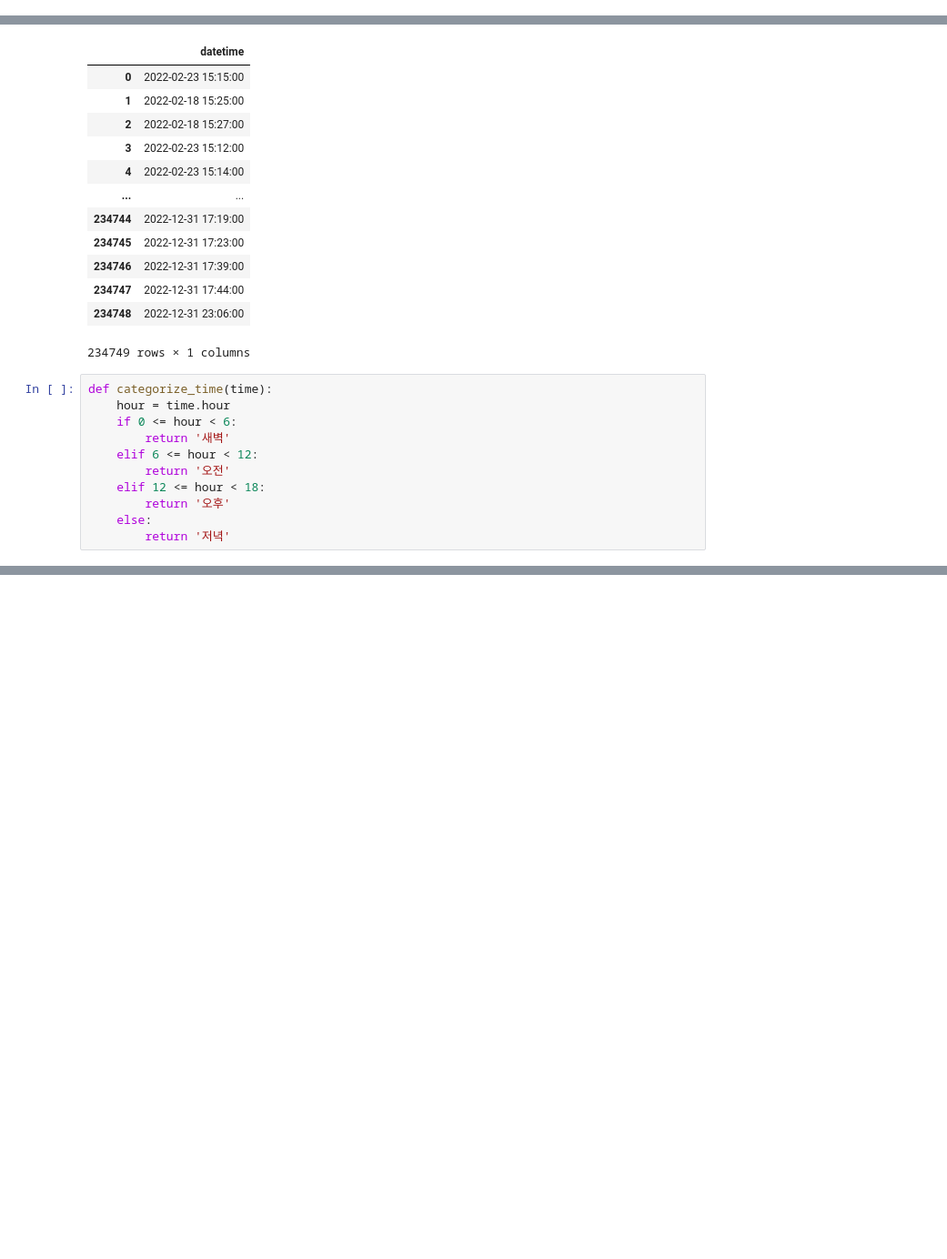
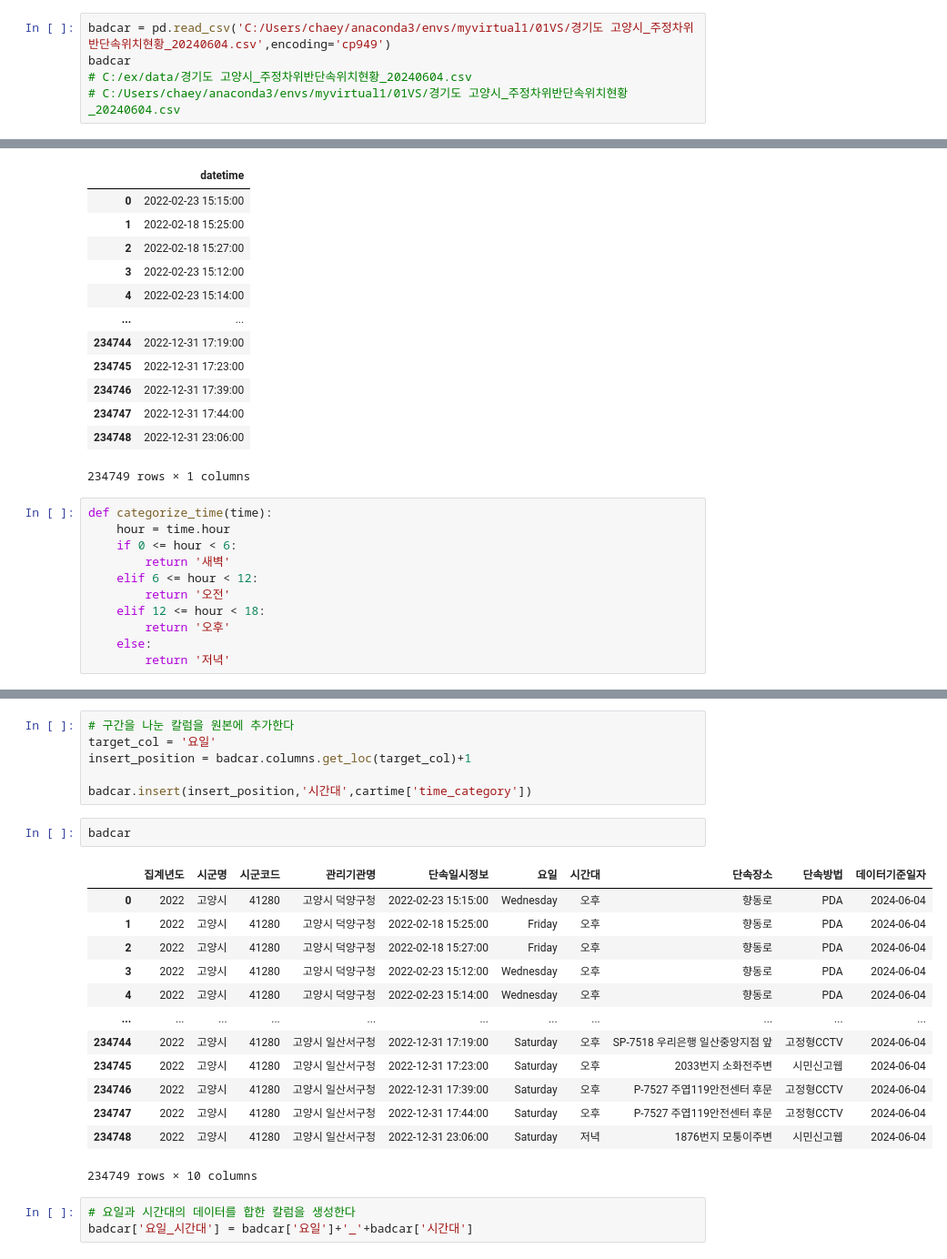
Before and after one commit to coconutkim/data, a Jupyter notebook: pandas_project/주정차위반단속.ipynb, the cells around one changed output, grey strips where cells are left out. Shown at 91% size. Saved outputs shown, nothing was run; the diff lists cells and outputs as text; blank space fills up the shorter version.

```diff
--- a/pandas_project/주정차위반단속.ipynb
+++ b/pandas_project/주정차위반단속.ipynb
@@ -21,0 +4,5 @@ badcar = pd.read_csv('C:/ex/data/경기도 고양시_주정차위반단속위치
+# %%
+badcar = pd.read_csv('C:/Users/chaey/anaconda3/envs/myvirtual1/01VS/경기도 고양시_주정차위반단속위치현황_20240604.csv',encoding='cp949')
+badcar
+# C:/ex/data/경기도 고양시_주정차위반단속위치현황_20240604.csv
+# C:/Users/chaey/anaconda3/envs/myvirtual1/01VS/경기도 고양시_주정차위반단속위치현황_20240604.csv
@@ -123,0 +147,25 @@ TypeError: DataFrame.insert() missing 1 required positional argument: 'value'
+# %%
+# 구간을 나눈 칼럼을 원본에 추가한다
+target_col = '요일'
+insert_position = badcar.columns.get_loc(target_col)+1
+
+badcar.insert(insert_position,'시간대',cartime['time_category'])
+# %%
+badcar
+# %% [output]
+|  | 집계년도 | 시군명 | 시군코드 | 관리기관명 | 단속일시정보 | 요일 | 시간대 | 단속장소 | 단속방법 | 데이터기준일자 |
+| 0 | 2022 | 고양시 | 41280 | 고양시 덕양구청 | 2022-02-23 15:15:00 | Wednesday | 오후 | 향동로 | PDA | 2024-06-04 |
+| 1 | 2022 | 고양시 | 41280 | 고양시 덕양구청 | 2022-02-18 15:25:00 | Friday | 오후 | 향동로 | PDA | 2024-06-04 |
+| 2 | 2022 | 고양시 | 41280 | 고양시 덕양구청 | 2022-02-18 15:27:00 | Friday | 오후 | 향동로 | PDA | 2024-06-04 |
+| 3 | 2022 | 고양시 | 41280 | 고양시 덕양구청 | 2022-02-23 15:12:00 | Wednesday | 오후 | 향동로 | PDA | 2024-06-04 |
+| 4 | 2022 | 고양시 | 41280 | 고양시 덕양구청 | 2022-02-23 15:14:00 | Wednesday | 오후 | 향동로 | PDA | 2024-06-04 |
+| ... | ... | ... | ... | ... | ... | ... | ... | ... | ... | ... |
+| 234744 | 2022 | 고양시 | 41280 | 고양시 일산서구청 | 2022-12-31 17:19:00 | Saturday | 오후 | SP-7518 우리은행 일산중앙지점 앞 | 고정형CCTV | 2024-06-04 |
+| 234745 | 2022 | 고양시 | 41280 | 고양시 일산서구청 | 2022-12-31 17:23:00 | Saturday | 오후 | 2033번지 소화전주변 | 시민신고웹 | 2024-06-04 |
+| 234746 | 2022 | 고양시 | 41280 | 고양시 일산서구청 | 2022-12-31 17:39:00 | Saturday | 오후 | P-7527 주엽119안전센터 후문 | 고정형CCTV | 2024-06-04 |
+| 234747 | 2022 | 고양시 | 41280 | 고양시 일산서구청 | 2022-12-31 17:44:00 | Saturday | 오후 | P-7527 주엽119안전센터 후문 | 고정형CCTV | 2024-06-04 |
+| 234748 | 2022 | 고양시 | 41280 | 고양시 일산서구청 | 2022-12-31 23:06:00 | Saturday | 저녁 | 1876번지 모퉁이주변 | 시민신고웹 | 2024-06-04 |
+234749 rows × 10 columns
+# %%
+# 요일과 시간대의 데이터를 합한 칼럼을 생성한다
+badcar['요일_시간대'] = badcar['요일']+'_'+badcar['시간대']
```
Also changed, not shown: parts of 12 cells of this notebook.
